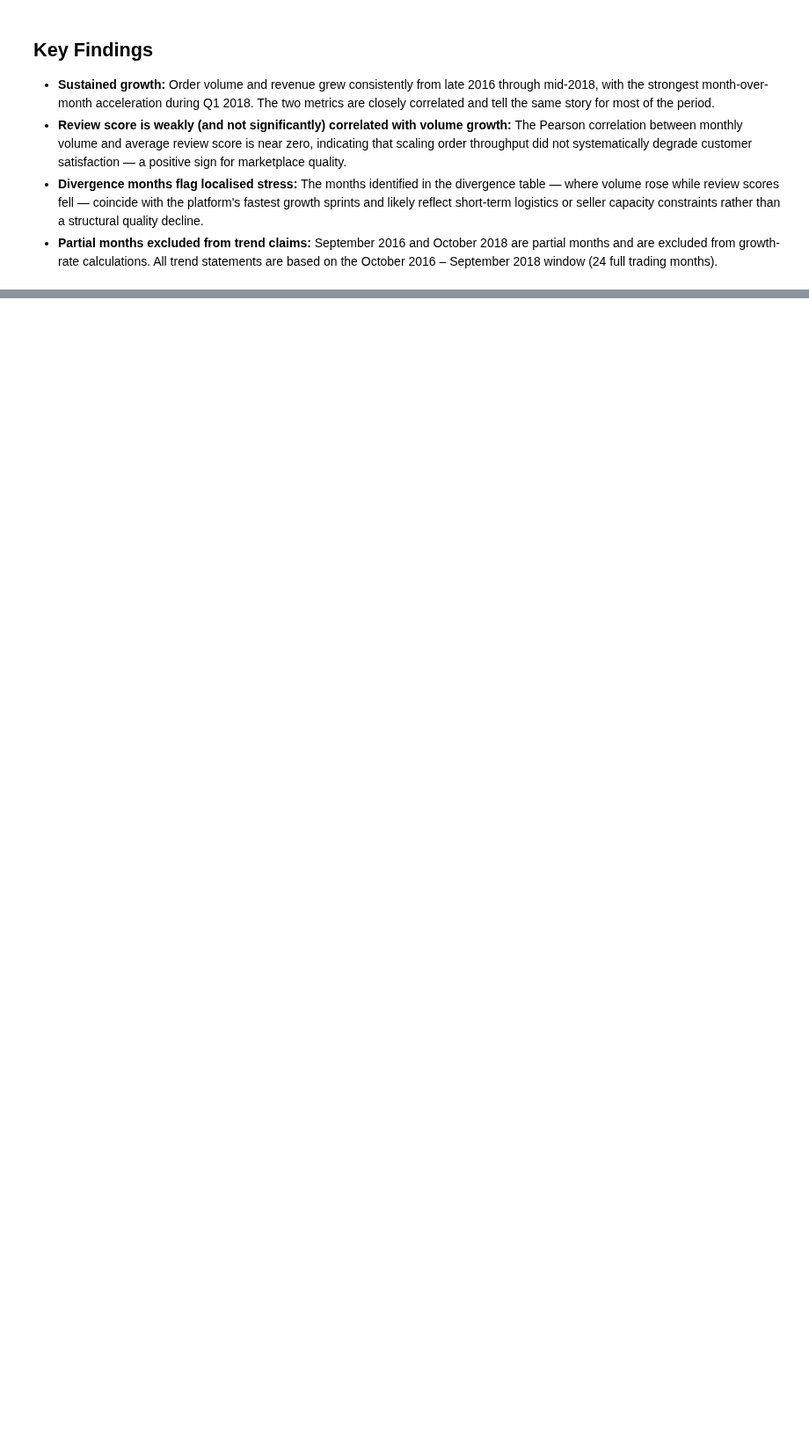
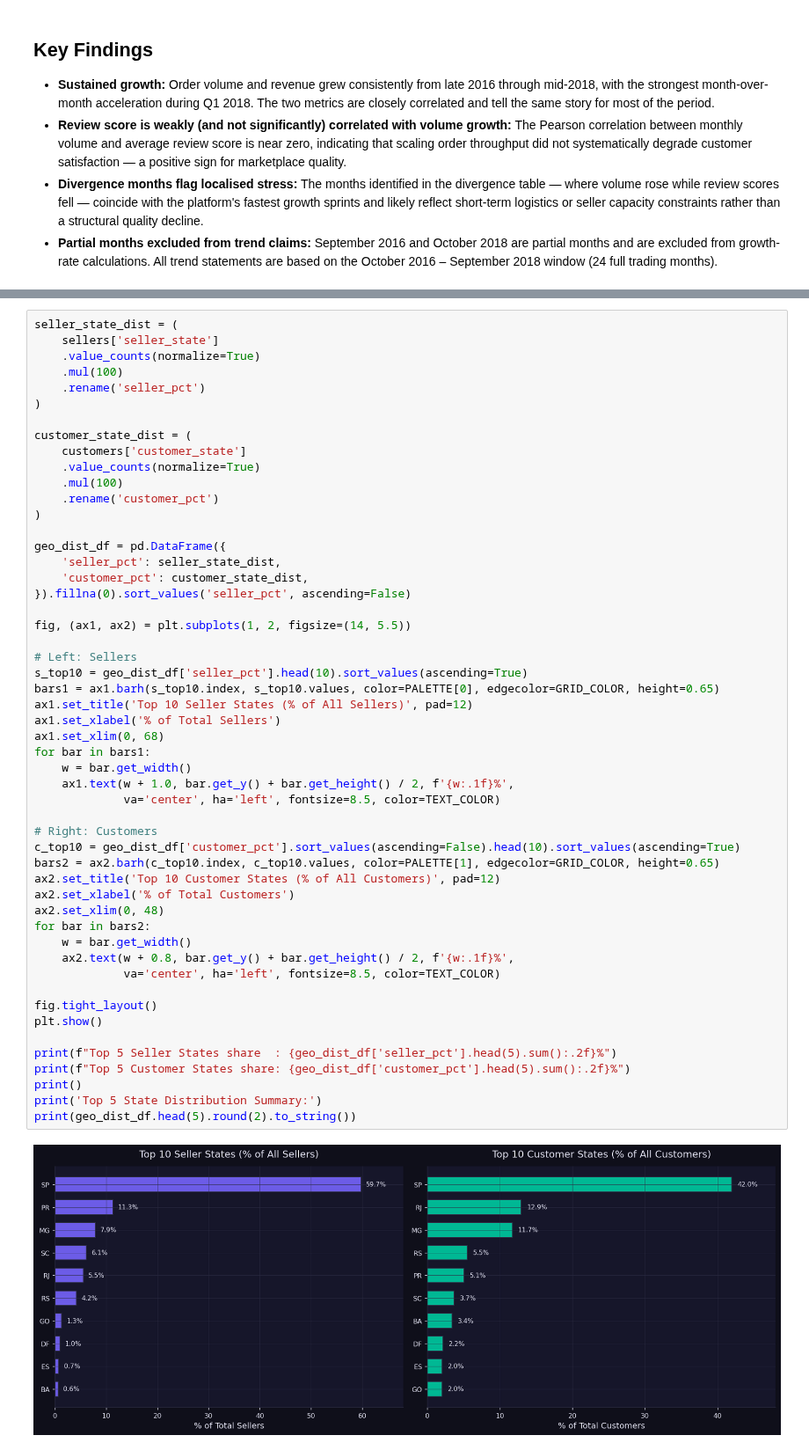
Before and after one commit to yuktac1011/Data_Analytics_Hackathon_2026, a Jupyter notebook: olist_analytics.ipynb, the cells around one changed output, grey strips where cells are left out. Shown at 88% size. Drawn from its saved outputs; the diff is of its cells as text; blank space fills up the shorter version.

```diff
--- a/olist_analytics.ipynb
+++ b/olist_analytics.ipynb
@@ -1098,0 +1424,54 @@ plt.show()
+# %%
+seller_state_dist = (
+    sellers['seller_state']
+    .value_counts(normalize=True)
+    .mul(100)
+    .rename('seller_pct')
+)
+
+customer_state_dist = (
+    customers['customer_state']
+    .value_counts(normalize=True)
+    .mul(100)
+    .rename('customer_pct')
+)
+
+geo_dist_df = pd.DataFrame({
+    'seller_pct': seller_state_dist,
+    'customer_pct': customer_state_dist,
+}).fillna(0).sort_values('seller_pct', ascending=False)
+
+fig, (ax1, ax2) = plt.subplots(1, 2, figsize=(14, 5.5))
+
+# Left: Sellers
+s_top10 = geo_dist_df['seller_pct'].head(10).sort_values(ascending=True)
+bars1 = ax1.barh(s_top10.index, s_top10.values, color=PALETTE[0], edgecolor=GRID_COLOR, height=0.65)
+ax1.set_title('Top 10 Seller States (% of All Sellers)', pad=12)
+ax1.set_xlabel('% of Total Sellers')
+ax1.set_xlim(0, 68)
+for bar in bars1:
+    w = bar.get_width()
+    ax1.text(w + 1.0, bar.get_y() + bar.get_height() / 2, f'{w:.1f}%',
+             va='center', ha='left', fontsize=8.5, color=TEXT_COLOR)
+
+# Right: Customers
+c_top10 = geo_dist_df['customer_pct'].sort_values(ascending=False).head(10).sort_values(ascending=True)
+bars2 = ax2.barh(c_top10.index, c_top10.values, color=PALETTE[1], edgecolor=GRID_COLOR, height=0.65)
+ax2.set_title('Top 10 Customer States (% of All Customers)', pad=12)
+ax2.set_xlabel('% of Total Customers')
+ax2.set_xlim(0, 48)
+for bar in bars2:
+    w = bar.get_width()
+    ax2.text(w + 0.8, bar.get_y() + bar.get_height() / 2, f'{w:.1f}%',
+             va='center', ha='left', fontsize=8.5, color=TEXT_COLOR)
+
+fig.tight_layout()
+plt.show()
+
+print(f"Top 5 Seller States share  : {geo_dist_df['seller_pct'].head(5).sum():.2f}%")
+print(f"Top 5 Customer States share: {geo_dist_df['customer_pct'].head(5).sum():.2f}%")
+print()
+print('Top 5 State Distribution Summary:')
+print(geo_dist_df.head(5).round(2).to_string())
+# %% [output]
+[figure, added]
```
Also changed, not shown: parts of 22 cells of this notebook.
